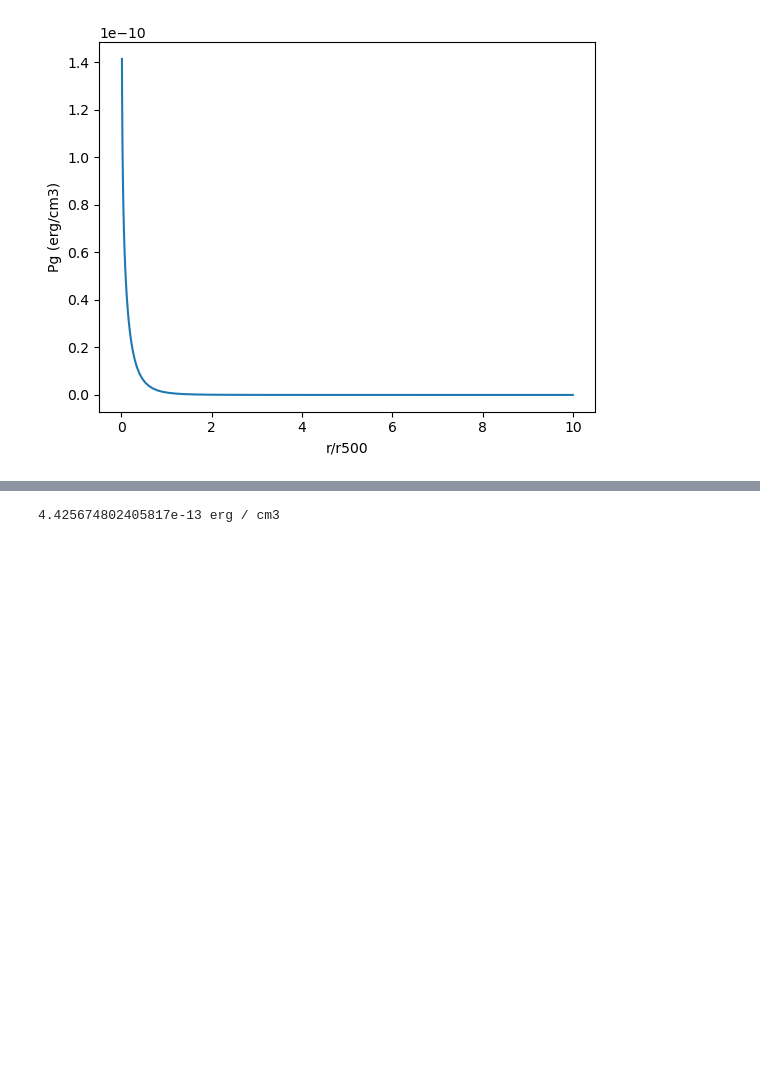
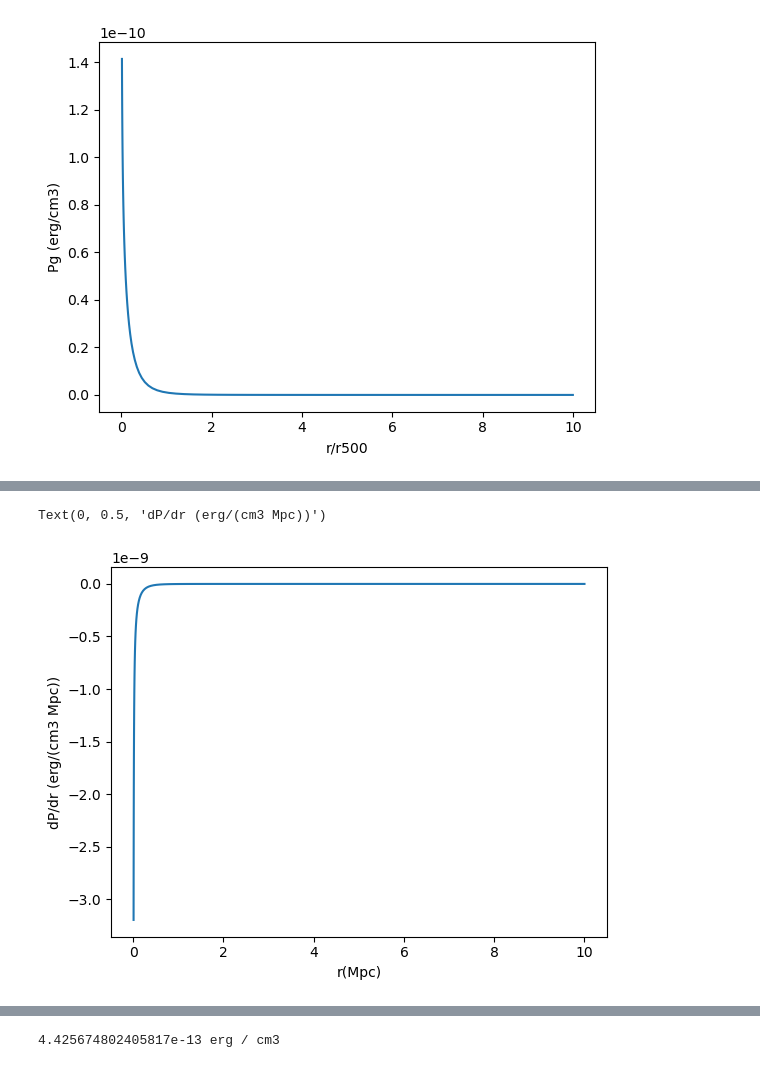
Before and after one commit to eleanorstuart/thermo-idm, a Jupyter notebook: Iqbal_AGN_heating.ipynb, the cells around one changed output, grey strips where cells are left out. Drawn from its saved outputs; the diff is of its cells as text; code cells hidden in the pictures; blank space fills up the shorter version.

```diff
--- a/Iqbal_AGN_heating.ipynb
+++ b/Iqbal_AGN_heating.ipynb
@@ -68,0 +57,8 @@ $[-3.1960749 \times 10^{-9},~-2.7008078 \times 10^{-9},~-2.2863027 \times 10^{-9
+# %%
+r=np.logspace(-2, 1)*R500
+plt.plot(r, dP_dr(r, R500, M500, z))
+plt.xlabel('r(Mpc)')
+plt.ylabel('dP/dr (erg/(cm3 Mpc))')
+# %% [output]
+Text(0, 0.5, 'dP/dr (erg/(cm3 Mpc))')
+[figure, added]
```
Also changed, not shown: parts of 25 cells of this notebook.
